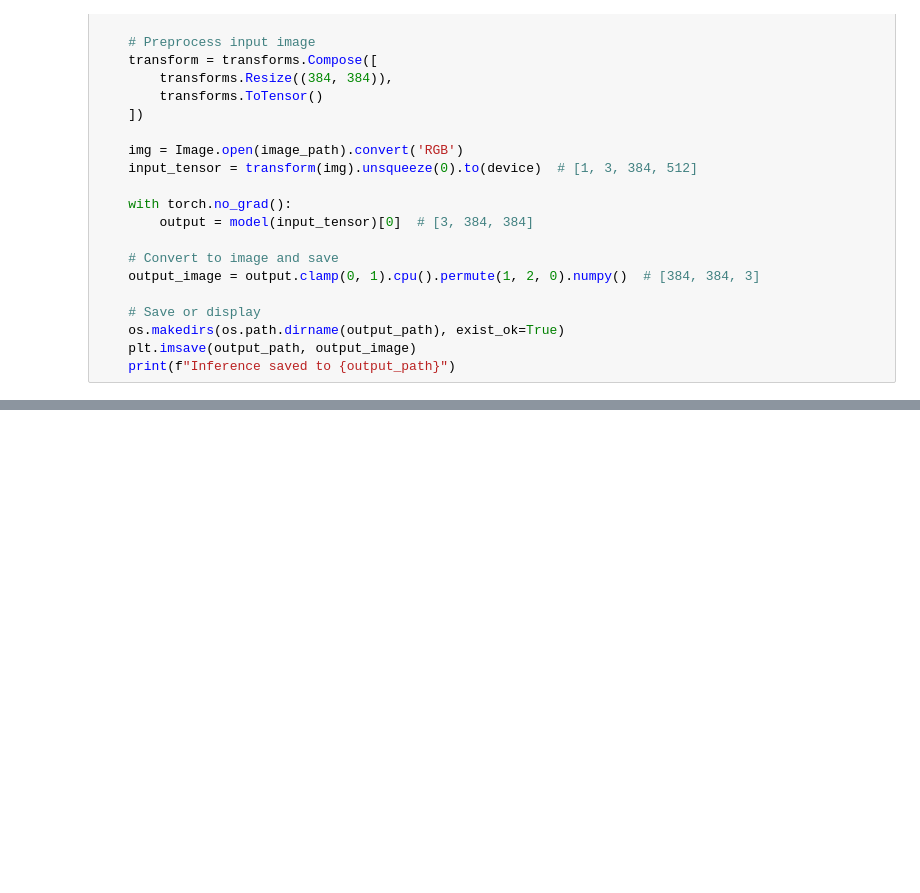
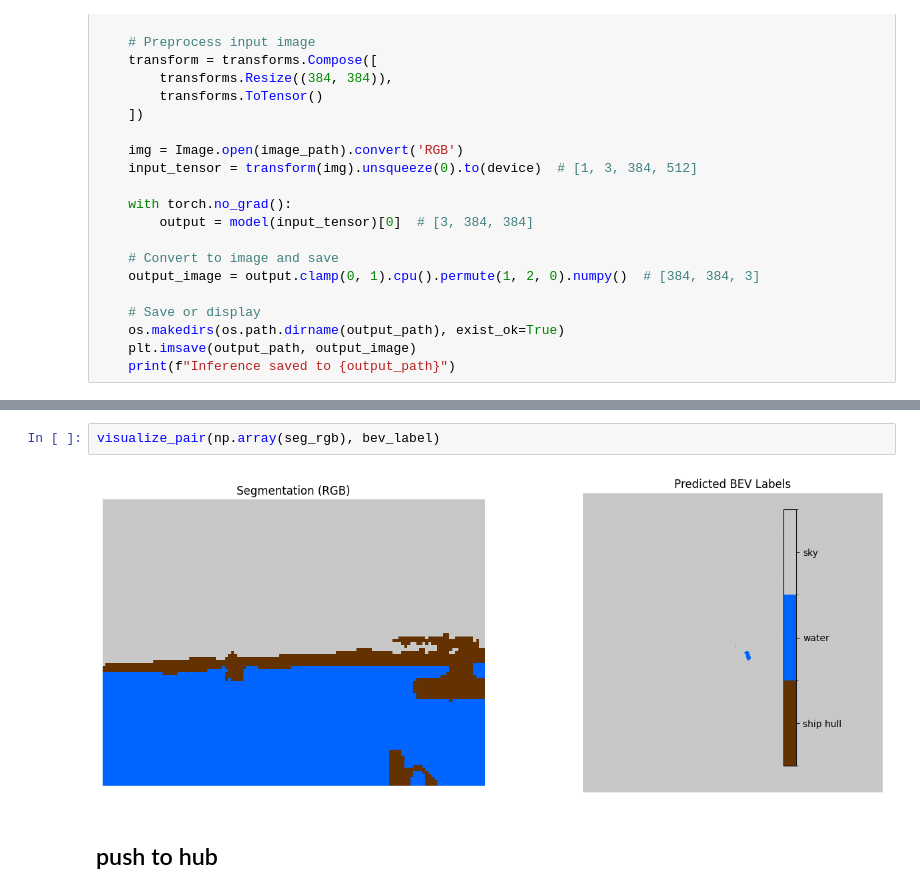
Before and after one commit to wilbur1240/vit-segmentation, a Jupyter notebook: code/train_front_bev_sim.ipynb, the cells around one changed output, grey strips where cells are left out. Cells and saved outputs as stored; diff of their text form; blank space fills up the shorter version.

```diff
--- a/code/train_front_bev_sim.ipynb
+++ b/code/train_front_bev_sim.ipynb
@@ -272,0 +641,6 @@ FileNotFoundError: [Errno 2] No such file or directory: '../data/images/front/40
+# %%
+visualize_pair(np.array(seg_rgb), bev_label)
+# %% [output]
+[figure, added]
+# %% [markdown]
+## push to hub
```
Also changed, not shown: parts of 17 cells of this notebook, 1 other file.
